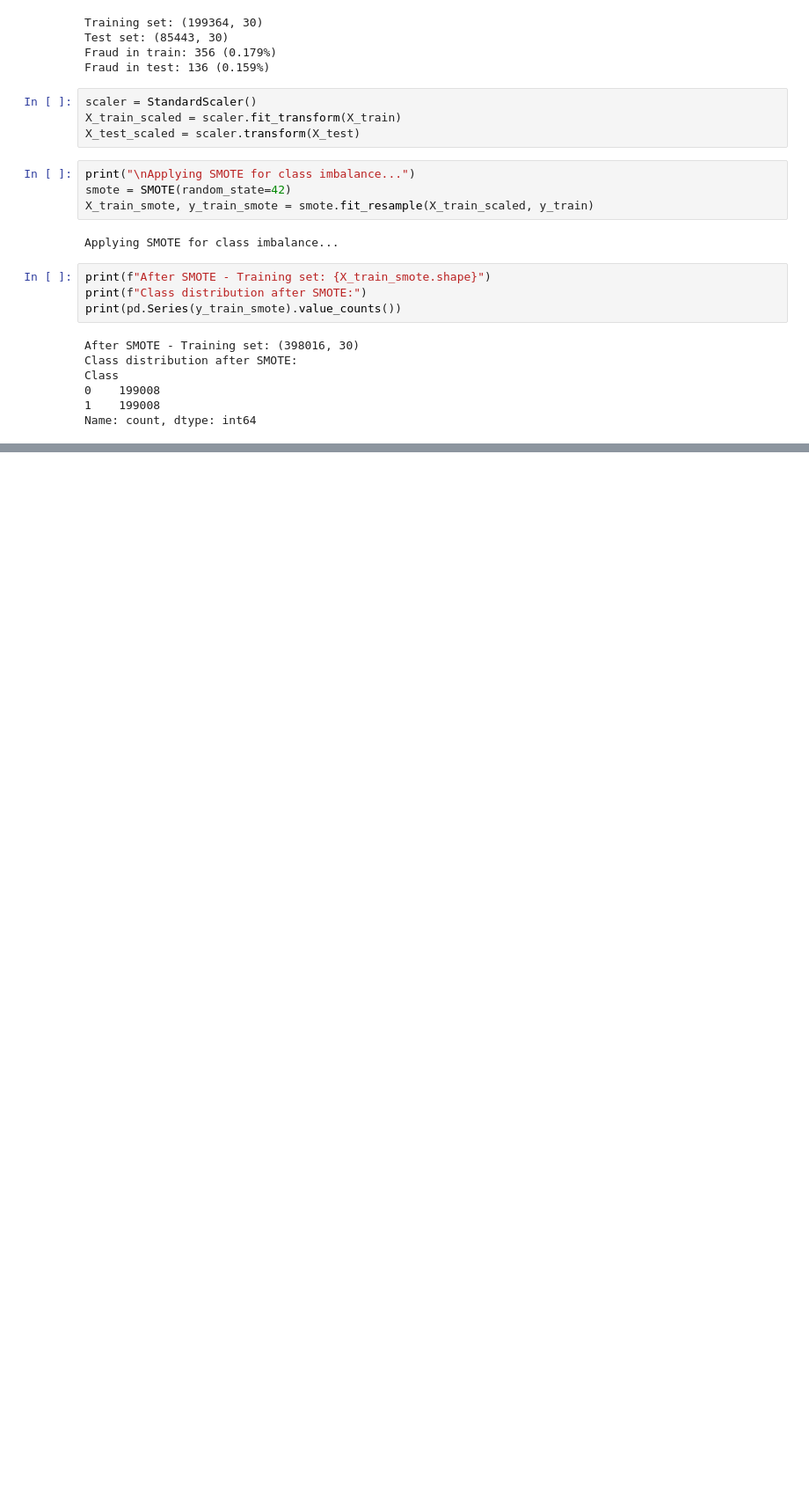
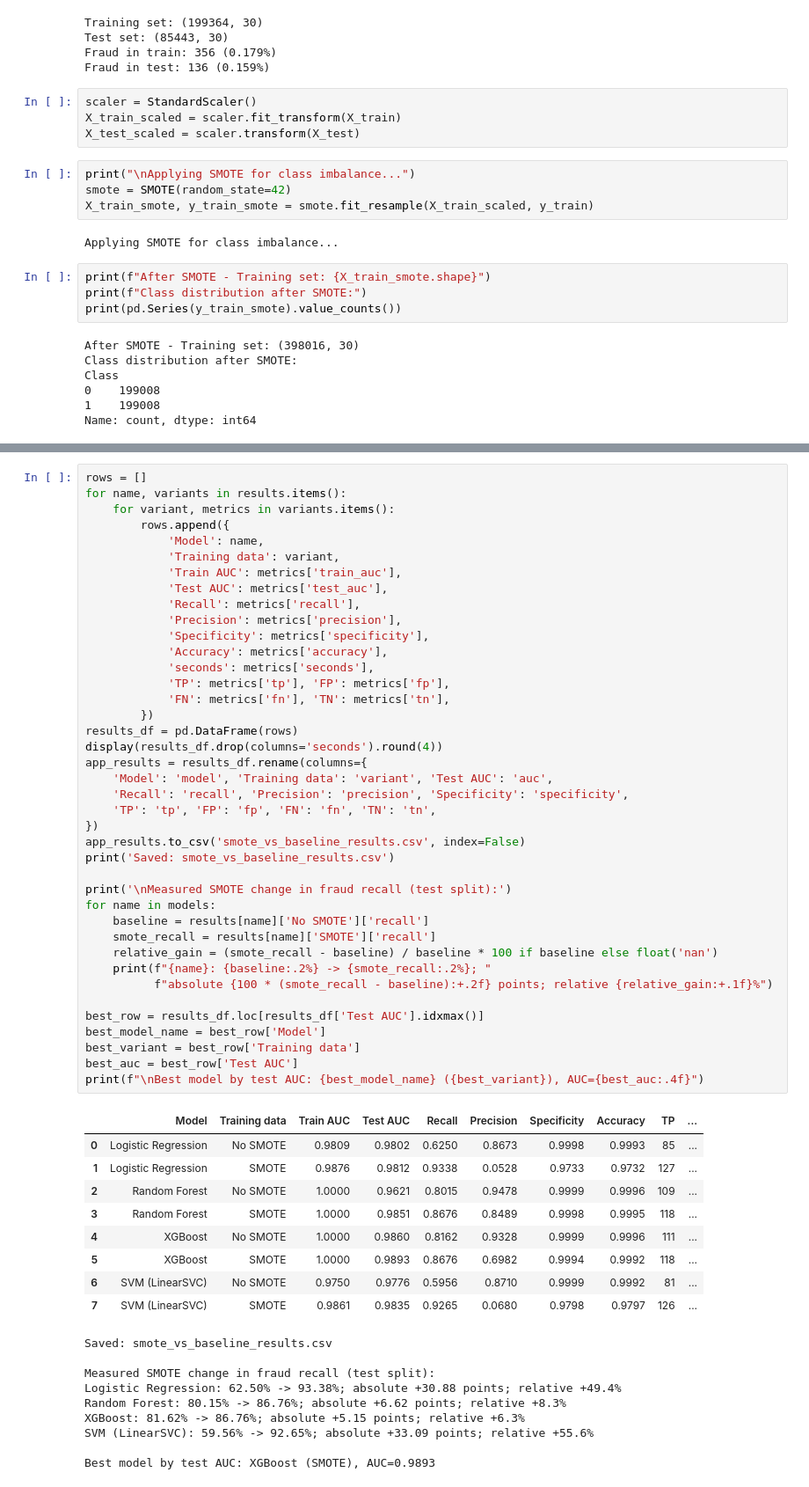
Before and after one commit to Roshni866/Credit_card_fraud_detection, a Jupyter notebook: credit_card_fraud_detection.ipynb, the cells around one changed output, grey strips where cells are left out. Shown at 88% size. Saved outputs shown, nothing was run; the diff lists cells and outputs as text; blank space fills up the shorter version.

```diff
--- a/credit_card_fraud_detection.ipynb
+++ b/credit_card_fraud_detection.ipynb
@@ -167 +180,60 @@ print(f"  Specificity: {results[best_model_name]['specificity']:.4f}")
+# %%
+rows = []
+for name, variants in results.items():
+    for variant, metrics in variants.items():
+        rows.append({
+            'Model': name,
+            'Training data': variant,
+            'Train AUC': metrics['train_auc'],
+            'Test AUC': metrics['test_auc'],
+            'Recall': metrics['recall'],
+            'Precision': metrics['precision'],
+            'Specificity': metrics['specificity'],
+            'Accuracy': metrics['accuracy'],
+            'seconds': metrics['seconds'],
+            'TP': metrics['tp'], 'FP': metrics['fp'],
+            'FN': metrics['fn'], 'TN': metrics['tn'],
+        })
+results_df = pd.DataFrame(rows)
+display(results_df.drop(columns='seconds').round(4))
+app_results = results_df.rename(columns={
+    'Model': 'model', 'Training data': 'variant', 'Test AUC': 'auc',
+    'Recall': 'recall', 'Precision': 'precision', 'Specificity': 'specificity',
+    'TP': 'tp', 'FP': 'fp', 'FN': 'fn', 'TN': 'tn',
+})
+app_results.to_csv('smote_vs_baseline_results.csv', index=False)
+print('Saved: smote_vs_baseline_results.csv')
+
+print('\nMeasured SMOTE change in fraud recall (test split):')
+for name in models:
+    baseline = results[name]['No SMOTE']['recall']
+    smote_recall = results[name]['SMOTE']['recall']
+    relative_gain = (smote_recall - baseline) / baseline * 100 if baseline else float('nan')
+    print(f"{name}: {baseline:.2%} -> {smote_recall:.2%}; "
+          f"absolute {100 * (smote_recall - baseline):+.2f} points; relative {relative_gain:+.1f}%")
+
+best_row = results_df.loc[results_df['Test AUC'].idxmax()]
+best_model_name = best_row['Model']
+best_variant = best_row['Training data']
+best_auc = best_row['Test AUC']
+print(f"\nBest model by test AUC: {best_model_name} ({best_variant}), AUC={best_auc:.4f}")
+# %% [output]
+|  | Model | Training data | Train AUC | Test AUC | Recall | Precision | Specificity | Accuracy | TP | ... |
+| 0 | Logistic Regression | No SMOTE | 0.9809 | 0.9802 | 0.6250 | 0.8673 | 0.9998 | 0.9993 | 85 | ... |
+| 1 | Logistic Regression | SMOTE | 0.9876 | 0.9812 | 0.9338 | 0.0528 | 0.9733 | 0.9732 | 127 | ... |
+| 2 | Random Forest | No SMOTE | 1.0000 | 0.9621 | 0.8015 | 0.9478 | 0.9999 | 0.9996 | 109 | ... |
+| 3 | Random Forest | SMOTE | 1.0000 | 0.9851 | 0.8676 | 0.8489 | 0.9998 | 0.9995 | 118 | ... |
+| 4 | XGBoost | No SMOTE | 1.0000 | 0.9860 | 0.8162 | 0.9328 | 0.9999 | 0.9996 | 111 | ... |
+| 5 | XGBoost | SMOTE | 1.0000 | 0.9893 | 0.8676 | 0.6982 | 0.9994 | 0.9992 | 118 | ... |
+| 6 | SVM (LinearSVC) | No SMOTE | 0.9750 | 0.9776 | 0.5956 | 0.8710 | 0.9999 | 0.9992 | 81 | ... |
+| 7 | SVM (LinearSVC) | SMOTE | 0.9861 | 0.9835 | 0.9265 | 0.0680 | 0.9798 | 0.9797 | 126 | ... |
+Saved: smote_vs_baseline_results.csv
+
+Measured SMOTE change in fraud recall (test split):
+Logistic Regression: 62.50% -> 93.38%; absolute +30.88 points; relative +49.4%
+Random Forest: 80.15% -> 86.76%; absolute +6.62 points; relative +8.3%
+XGBoost: 81.62% -> 86.76%; absolute +5.15 points; relative +6.3%
+SVM (LinearSVC): 59.56% -> 92.65%; absolute +33.09 points; relative +55.6%
+
+Best model by test AUC: XGBoost (SMOTE), AUC=0.9893
 # %%
```
Also changed, not shown: parts of 13 cells of this notebook, 11 other files.
